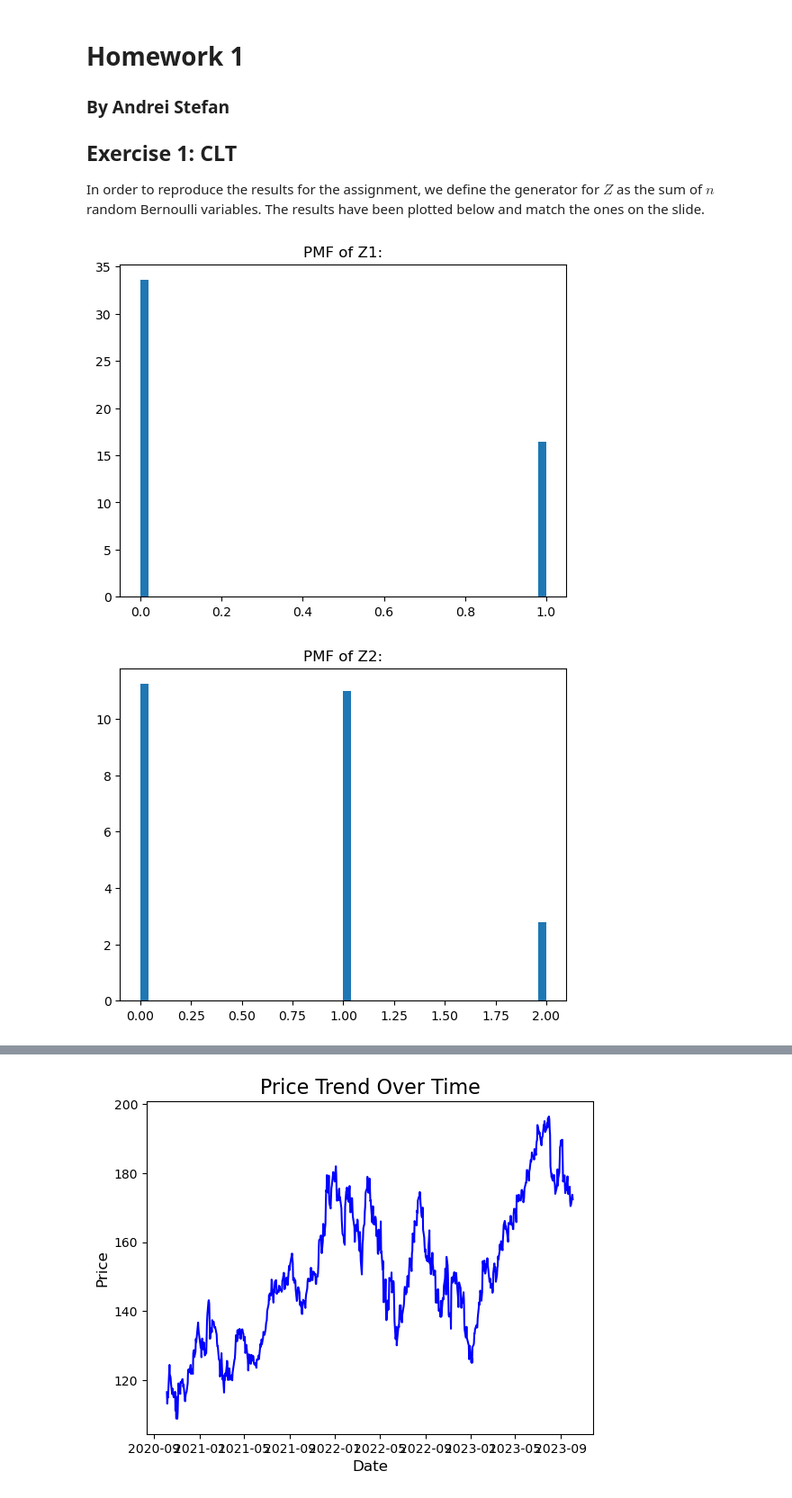
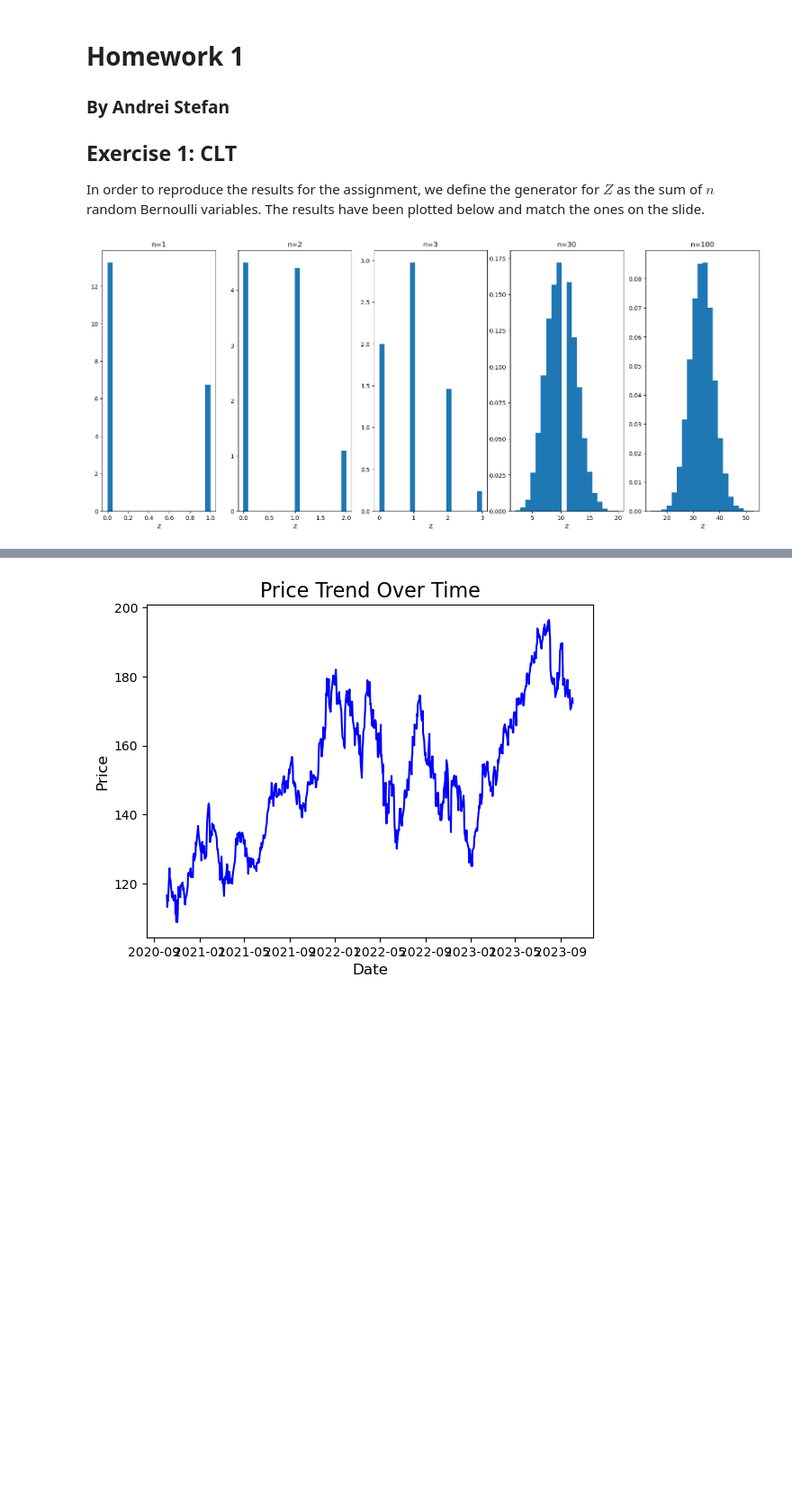
Before and after one commit to andreist3fan/ovmHW1, a Jupyter notebook: homework1.ipynb, the cells around one changed output, grey strips where cells are left out. Shown at 90% size. Drawn from its saved outputs; the diff is of its cells as text; code cells hidden in the pictures; blank space fills up the shorter version.

```diff
--- a/homework1.ipynb
+++ b/homework1.ipynb
@@ -21,18 +23,22 @@ class ZBernoulli:
 # %%
 arr = [1,2,3,30,100]
 m = 10000
 p=1/3
 
-for n in arr:
+fig, axs = plt.subplots(1,len(arr), figsize=(20, 8))
+for ix, n in enumerate(arr):
     z = ZBernoulli(n,p)
-    arr = []
+    zs = []
     for i in range(m):
-        arr.append(z.get())
+        zs.append(z.get())
     #print(arr)
-    arr.sort()
-    plt.title("PMF of Z"+ str(n) +":")
-    plt.hist(arr, bins=50, density = True)
-    plt.show()
+
+    zs.sort()
+    axs[ix].hist(zs, bins=20, density=True)
+    axs[ix].set_title(f'n={n}')
+    axs[ix].set_xlabel('Z')
+
+
+plt.show()
 # %% [output]
-[figure, old version]
+[figure, new version]
-[figure, removed]
```
Also changed, not shown: parts of 14 cells of this notebook, 2 other files.
